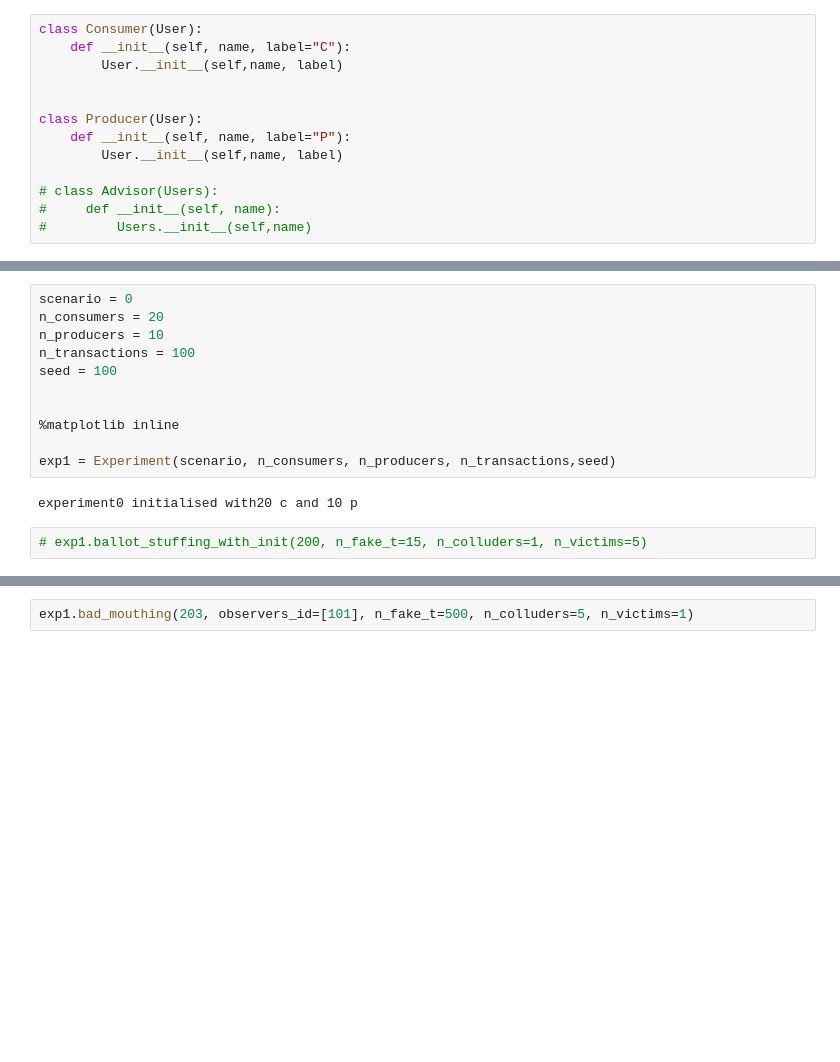
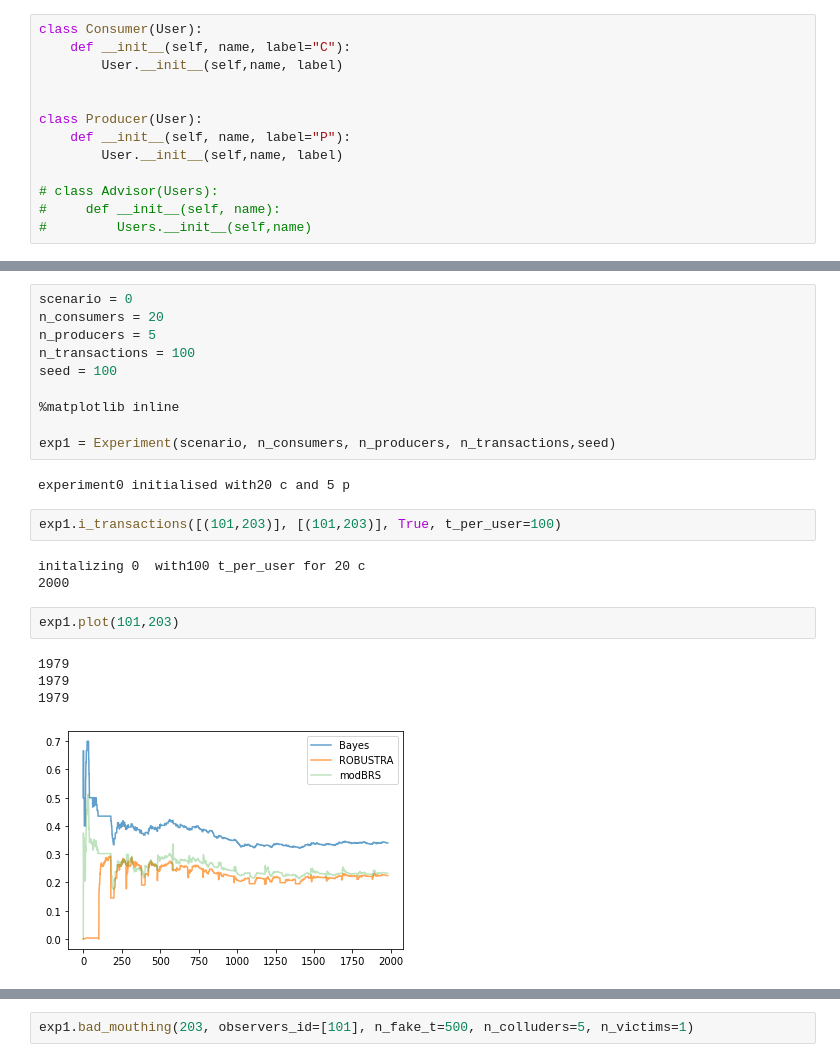
Before and after one commit to xahiru/robustra, a Jupyter notebook: agentbasedexp_cleansim2.ipynb, the cells around one changed output, grey strips where cells are left out. Drawn from its saved outputs; the diff is of its cells as text; blank space fills up the shorter version.

```diff
--- a/agentbasedexp_cleansim2.ipynb
+++ b/agentbasedexp_cleansim2.ipynb
@@ -695,15 +828,24 @@ class Experiment:
 # %%
 scenario = 0
 n_consumers = 20
-n_producers = 10
+n_producers = 5
 n_transactions = 100
 seed = 100
-
 
 %matplotlib inline
 
 exp1 = Experiment(scenario, n_consumers, n_producers, n_transactions,seed)
 # %% [output]
-experiment0 initialised with20 c and 10 p
+experiment0 initialised with20 c and 5 p
-# %%
-# exp1.ballot_stuffing_with_init(200, n_fake_t=15, n_colluders=1, n_victims=5)
+# %%
+exp1.i_transactions([(101,203)], [(101,203)], True, t_per_user=100)
+# %% [output]
+initalizing 0  with100 t_per_user for 20 c
+2000
+# %%
+exp1.plot(101,203)
+# %% [output]
+1979
+1979
+1979
+[figure, added]
```
Also changed, not shown: parts of 34 cells of this notebook, 1 other file.
